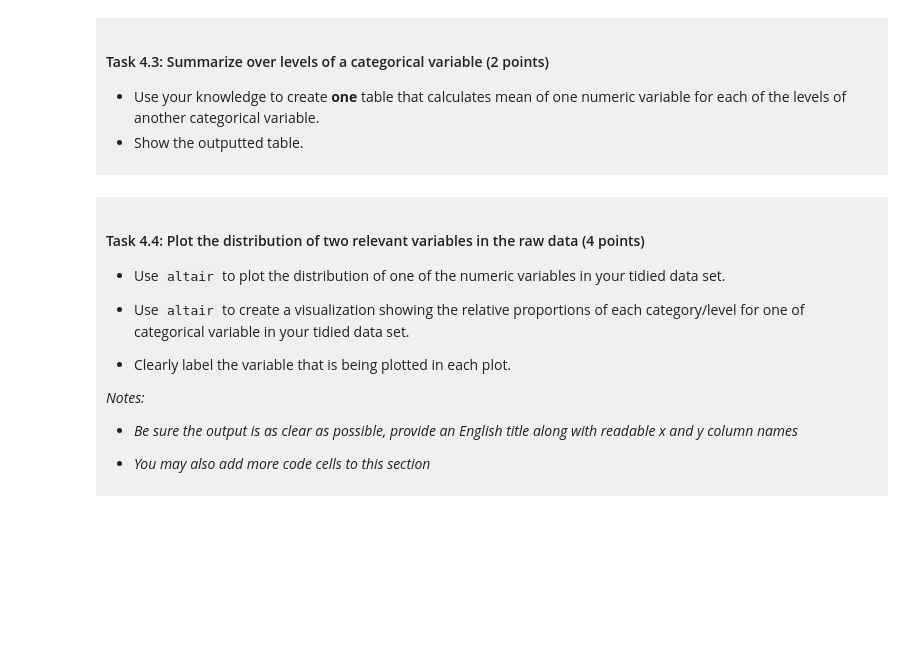
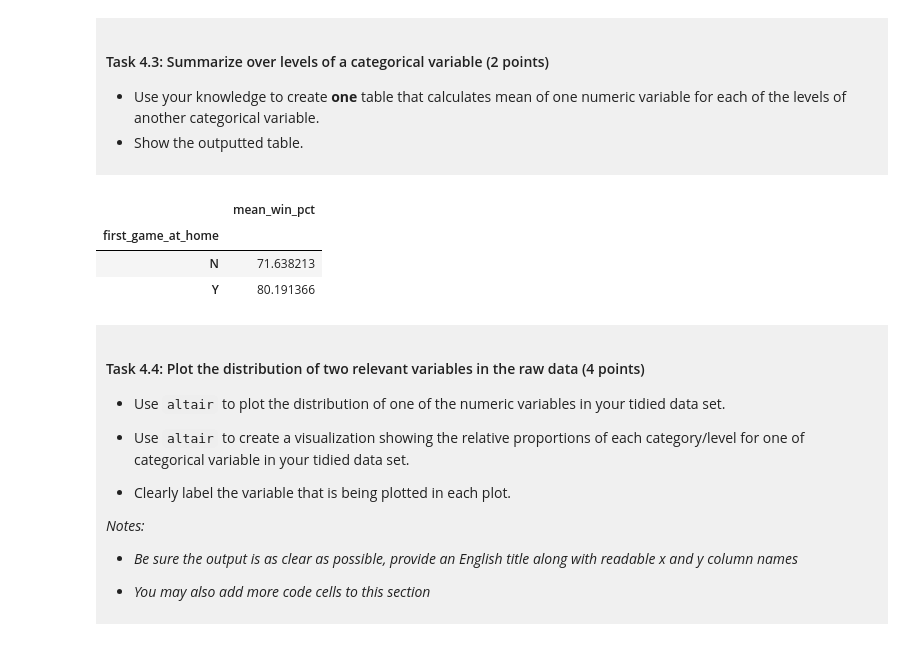
Before and after one commit to Pirehame/dsci-100-project-parham-meysami, a Jupyter notebook: dsci-100-project-notebook (1).ipynb, the cells around one changed output. Saved outputs shown, nothing was run; the diff lists cells and outputs as text; code cells hidden in the pictures; blank space fills up the shorter version.

```diff
--- a/dsci-100-project-notebook (1).ipynb
+++ b/dsci-100-project-notebook (1).ipynb
@@ -266,7 +290,18 @@ You will refine your research question (if needed) and produce a tidy data set.
 - Show the outputted table.
 </div>
 # %%
-### EDIT THIS CODE CELL ###
+# Group by first game location and calculate the mean win percentage
+summary_home = tidy_march_madness.groupby(
+    "first_game_at_home").agg(
+    mean_win_pct=("total_wins_pct", "mean"))
+
+# Display the summary table
+summary_home
+# %% [output]
+|  | mean_win_pct |
+| first_game_at_home |  |
+| N | 71.638213 |
+| Y | 80.191366 |
 # %% [markdown]
 <div style="background-color: #f0f0f0; padding: 10px;">
 
```
Also changed, not shown: parts of 9 cells of this notebook.
